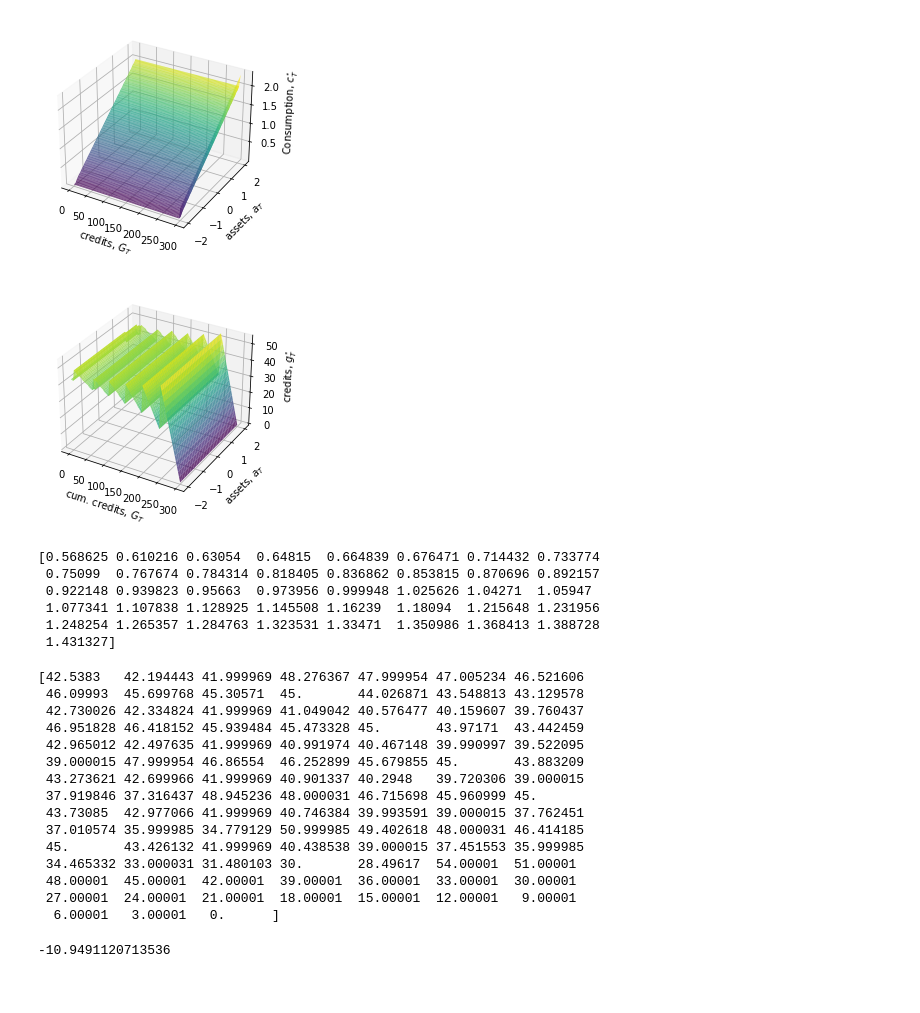
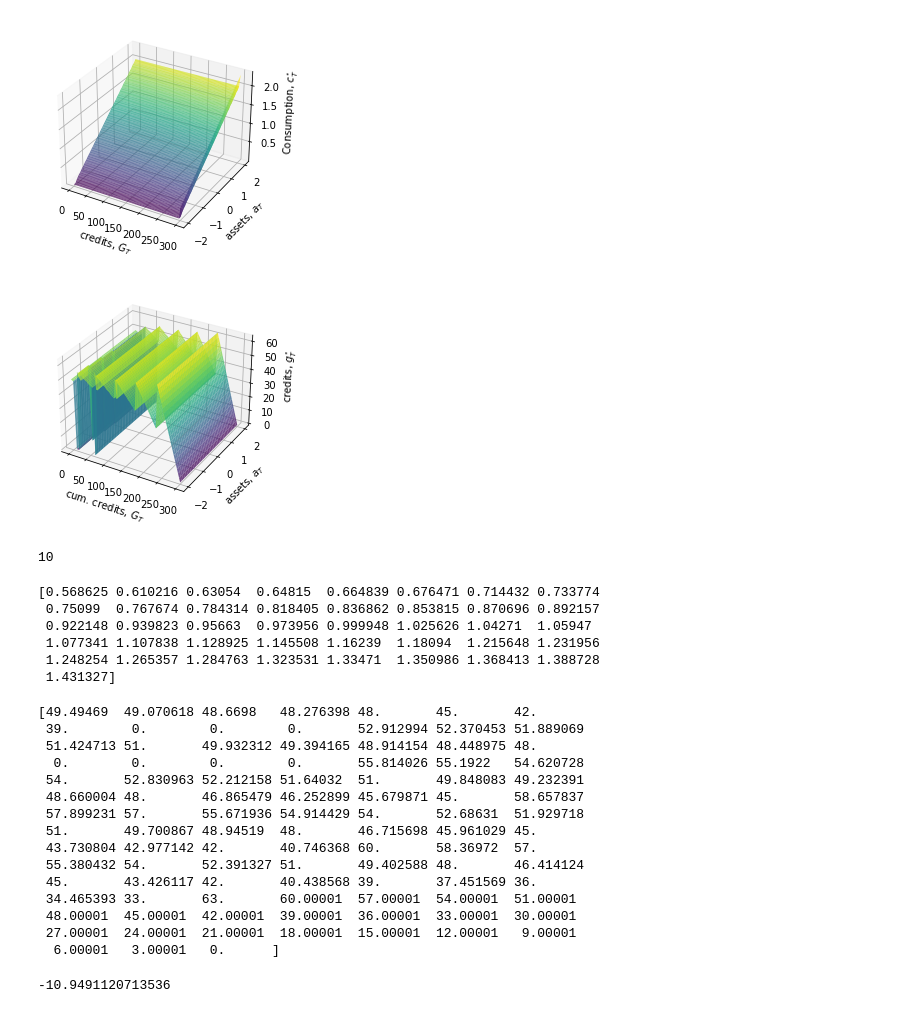
Before and after one commit to aiabondegaard/speciale2, a Jupyter notebook: breakdown_notebook.ipynb, the cells around one changed output. Cells and saved outputs as stored; diff of their text form; code cells hidden in the pictures.

```diff
--- a/breakdown_notebook.ipynb
+++ b/breakdown_notebook.ipynb
@@ -15,7 +17,7 @@ np.set_printoptions(suppress=True, precision=6)
 # %%
 from breakdown import SimpleBreakdownModelClass
 # %%
-model = SimpleBreakdownModelClass(par={'r':0.02,'beta':0.98,'Nm':1,'rho':8})
+model = SimpleBreakdownModelClass(par={'r':0.02,'beta':0.98,'Nm':10,'rho':8})
 # %%
 par = model.par
 sol = model.sol
@@ -55,13 +57,17 @@ ax.set(xlabel='credits, $G_{T}$',ylabel='assets, $a_T$',zlabel='Consumption, $c_
 # %%
 t = par.T-49
 
 fig = plt.figure()
 ax = plt.axes(projection='3d')
 
-ax.plot_surface(G_mesh, a_mesh, sol.g[t,0,:,:],rstride=1,cstride=1,cmap='viridis', edgecolor='none',alpha=0.75);
+ax.plot_surface(G_mesh, a_mesh, sol.g[t,1,:,:],rstride=1,cstride=1,cmap='viridis', edgecolor='none',alpha=0.75);
 ax.set(xlabel='cum. credits, $G_{T}$',ylabel='assets, $a_T$',zlabel='credits, $g_{T}^{\star}$');
 # %% [output]
-[figure, old version]
+[figure, new version]
+# %%
+par.Nm
+# %% [output]
+10
 # %%
 print(sol.c_s[par.T-5,0,:,29])
 # %% [output]
@@ -74,18 +80,18 @@ print(sol.c_s[par.T-5,0,:,29])
 # %%
 print(sol.g[par.T-49,0,0,:])
 # %% [output]
-[42.5383   42.194443 41.999969 48.276367 47.999954 47.005234 46.521606
- 46.09993  45.699768 45.30571  45.       44.026871 43.548813 43.129578
- 42.730026 42.334824 41.999969 41.049042 40.576477 40.159607 39.760437
- 46.951828 46.418152 45.939484 45.473328 45.       43.97171  43.442459
- 42.965012 42.497635 41.999969 40.991974 40.467148 39.990997 39.522095
- 39.000015 47.999954 46.86554  46.252899 45.679855 45.       43.883209
- 43.273621 42.699966 41.999969 40.901337 40.2948   39.720306 39.000015
- 37.919846 37.316437 48.945236 48.000031 46.715698 45.960999 45.
- 43.73085  42.977066 41.999969 40.746384 39.993591 39.000015 37.762451
- 37.010574 35.999985 34.779129 50.999985 49.402618 48.000031 46.414185
- 45.       43.426132 41.999969 40.438538 39.000015 37.451553 35.999985
- 34.465332 33.000031 31.480103 30.       28.49617  54.00001  51.00001
+[49.49469  49.070618 48.6698   48.276398 48.       45.       42.
+ 39.        0.        0.        0.       52.912994 52.370453 51.889069
+ 51.424713 51.       49.932312 49.394165 48.914154 48.448975 48.
+  0.        0.        0.        0.       55.814026 55.1922   54.620728
+ 54.       52.830963 52.212158 51.64032  51.       49.848083 49.232391
+ 48.660004 48.       46.865479 46.252899 45.679871 45.       58.657837
+ 57.899231 57.       55.671936 54.914429 54.       52.68631  51.929718
+ 51.       49.700867 48.94519  48.       46.715698 45.961029 45.
+ 43.730804 42.977142 42.       40.746368 60.       58.36972  57.
+ 55.380432 54.       52.391327 51.       49.402588 48.       46.414124
+ 45.       43.426117 42.       40.438568 39.       37.451569 36.
+ 34.465393 33.       63.       60.00001  57.00001  54.00001  51.00001
  48.00001  45.00001  42.00001  39.00001  36.00001  33.00001  30.00001
  27.00001  24.00001  21.00001  18.00001  15.00001  12.00001   9.00001
   6.00001   3.00001   0.      ]
```
Also changed, not shown: parts of 14 cells of this notebook, 1 other file.
